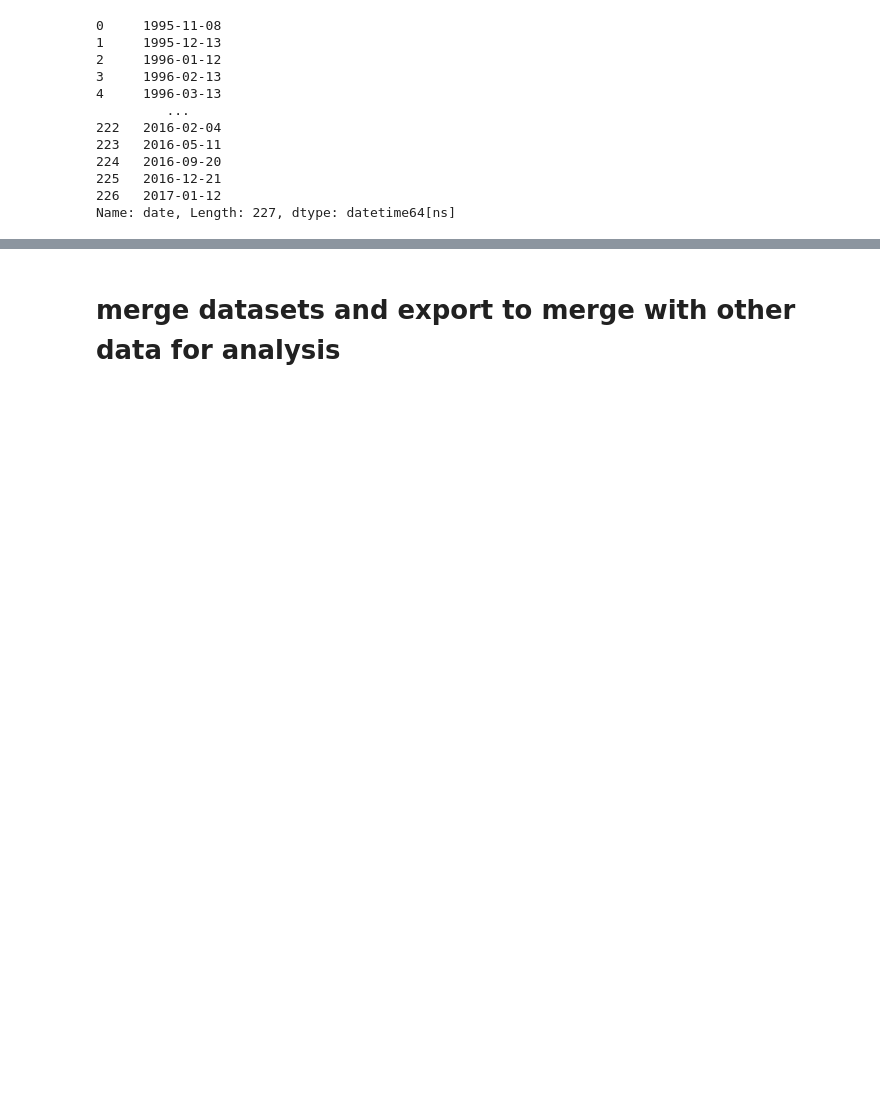
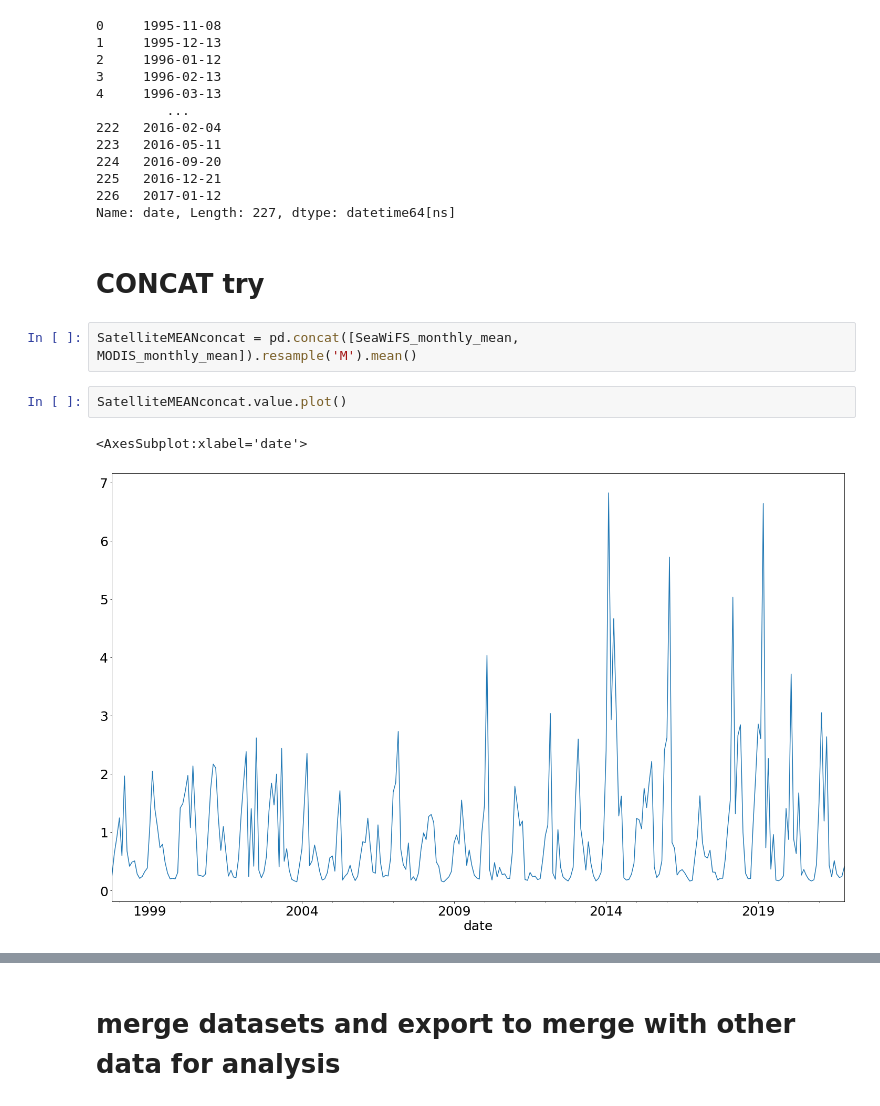
Before and after one commit to ben1post/BennyPhD, a Jupyter notebook: CaRiaco/SCRIPPS/CARIACO_data/Manuscript2DataAnalysis/SatelliteData/MERGE/MergeMODISSeaWiFS.ipynb, the cells around one changed output, grey strips where cells are left out. Cells and saved outputs as stored; diff of their text form; blank space fills up the shorter version.

Commit message:
start creating plots for presentation

```diff
--- a/CaRiaco/SCRIPPS/CARIACO_data/Manuscript2DataAnalysis/SatelliteData/MERGE/MergeMODISSeaWiFS.ipynb
+++ b/CaRiaco/SCRIPPS/CARIACO_data/Manuscript2DataAnalysis/SatelliteData/MERGE/MergeMODISSeaWiFS.ipynb
@@ -194,3 +194,12 @@ NISKIN_date['date']
 225   2016-12-21
 226   2017-01-12
 Name: date, Length: 227, dtype: datetime64[ns]
+# %% [markdown]
+# CONCAT try
+# %%
+SatelliteMEANconcat = pd.concat([SeaWiFS_monthly_mean, MODIS_monthly_mean]).resample('M').mean()
+# %%
+SatelliteMEANconcat.value.plot()
+# %% [output]
+<AxesSubplot:xlabel='date'>
+[figure, added]
```
Also changed, not shown: parts of 2 cells of this notebook, 5 other files.
